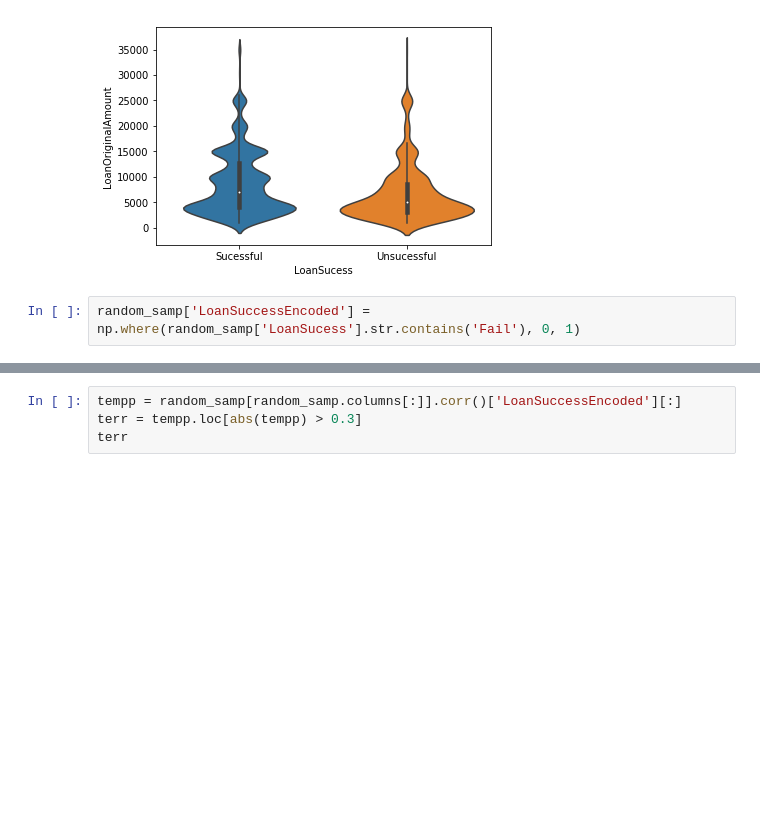
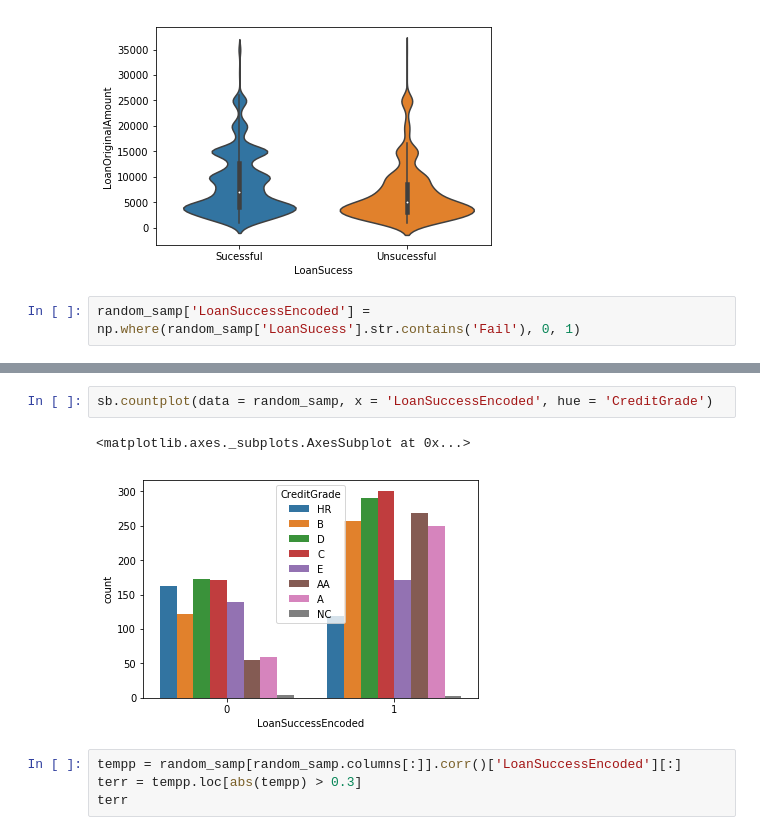
Before and after one commit to frownytown/DataVisualisationProj, a Jupyter notebook: DataExploration.ipynb, the cells around one changed output, grey strips where cells are left out. Saved outputs shown, nothing was run; the diff lists cells and outputs as text; blank space fills up the shorter version.

```diff
--- a/DataExploration.ipynb
+++ b/DataExploration.ipynb
@@ -314,4 +341,9 @@ random_samp.reset_index()
 10000 rows × 85 columns
+# %%
+sb.countplot(data = random_samp, x = 'LoanSuccessEncoded', hue = 'CreditGrade')
+# %% [output]
+<matplotlib.axes._subplots.AxesSubplot at 0x...>
+[figure, added]
 # %%
 tempp = random_samp[random_samp.columns[:]].corr()['LoanSuccessEncoded'][:]
 terr = tempp.loc[abs(tempp) > 0.3]
```
Also changed, not shown: parts of 12 cells of this notebook.
